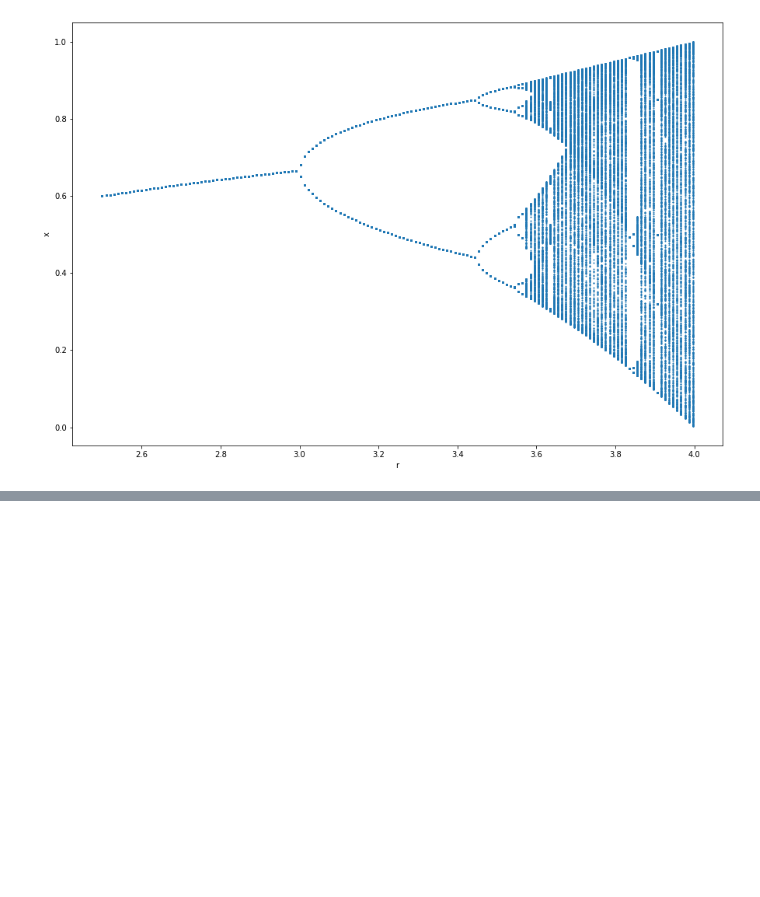
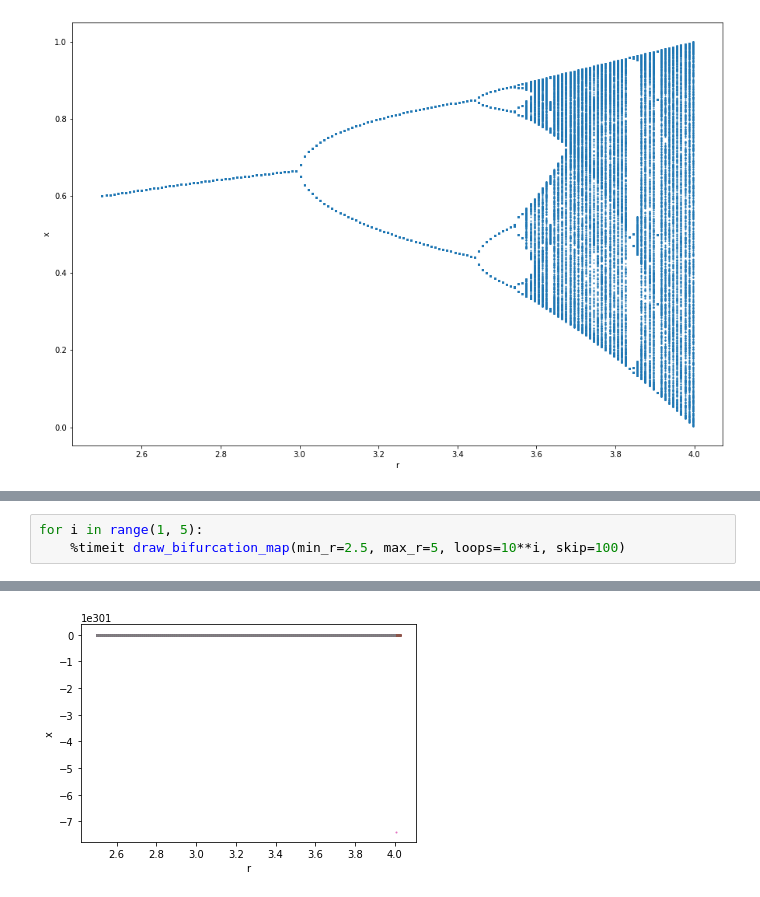
Before and after one commit to NesterukSergey/HP_Python, a Jupyter notebook: bifurcation_map.ipynb, the cells around one changed output, grey strips where cells are left out. Saved outputs shown, nothing was run; the diff lists cells and outputs as text; blank space fills up the shorter version.

```diff
--- a/bifurcation_map.ipynb
+++ b/bifurcation_map.ipynb
@@ -55,0 +84,4 @@ draw_bifurcation_map(min_r=2.5, max_r=5, loops=1000, skip=1000)
+# %%
+for i in range(1, 5):
+    %timeit draw_bifurcation_map(min_r=2.5, max_r=5, loops=10**i, skip=100)
+# %% [output]
@@ -55,0 +92 @@ draw_bifurcation_map(min_r=2.5, max_r=5, loops=1000, skip=1000)
+[figure, added]
```
Also changed, not shown: parts of 8 cells of this notebook, 6 other files.
